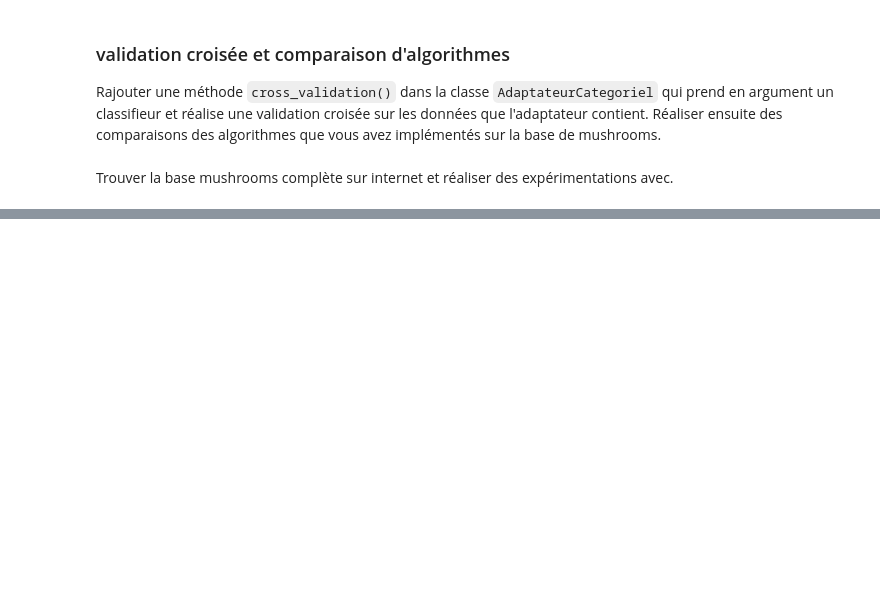
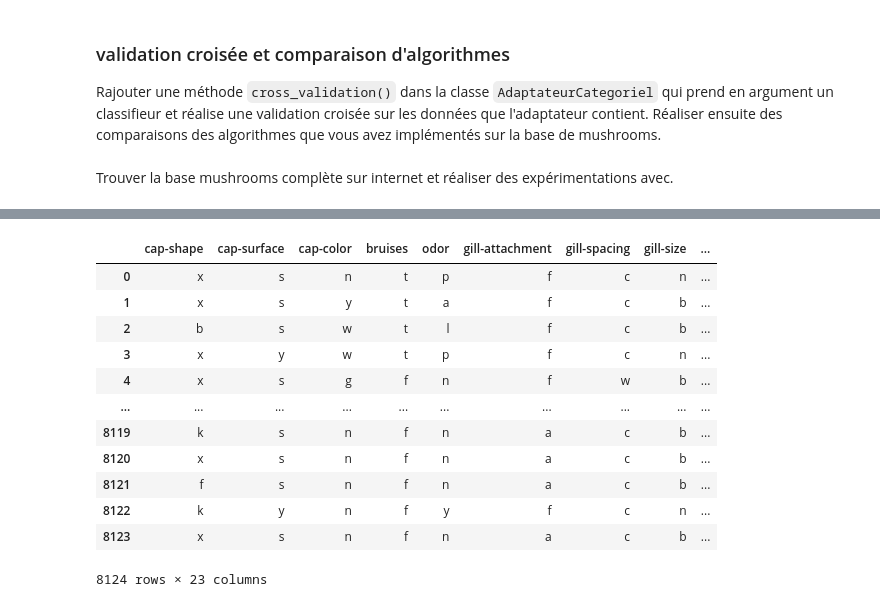
Before and after one commit to shetsecure/3i026, a Jupyter notebook: tme-06/tme-06.ipynb, the cells around one changed output, grey strips where cells are left out. Drawn from its saved outputs; the diff is of its cells as text; code cells hidden in the pictures; blank space fills up the shorter version.

```diff
--- a/tme-06/tme-06.ipynb
+++ b/tme-06/tme-06.ipynb
@@ -497,0 +540,26 @@ Trouver la base mushrooms complète sur internet et réaliser des expérimentati
+# %%
+# Transformation du label
+
+df.rename(columns={'class':'Label'}, inplace=True)
+
+df['Label'].replace('e', 1, inplace=True)
+df['Label'].replace('p', -1, inplace=True)
+
+# Moving the Label column to make it the last one.
+df_label = df.pop('Label')
+df['Label'] = df_label
+df
+# %% [output]
+|  | cap-shape | cap-surface | cap-color | bruises | odor | gill-attachment | gill-spacing | gill-size | ... |
+| 0 | x | s | n | t | p | f | c | n | ... |
+| 1 | x | s | y | t | a | f | c | b | ... |
+| 2 | b | s | w | t | l | f | c | b | ... |
+| 3 | x | y | w | t | p | f | c | n | ... |
+| 4 | x | s | g | f | n | f | w | b | ... |
+| ... | ... | ... | ... | ... | ... | ... | ... | ... | ... |
+| 8119 | k | s | n | f | n | a | c | b | ... |
+| 8120 | x | s | n | f | n | a | c | b | ... |
+| 8121 | f | s | n | f | n | a | c | b | ... |
+| 8122 | k | y | n | f | y | f | c | n | ... |
+| 8123 | x | s | n | f | n | a | c | b | ... |
+8124 rows × 23 columns
```
Also changed, not shown: parts of 12 cells of this notebook, 3 other files.
